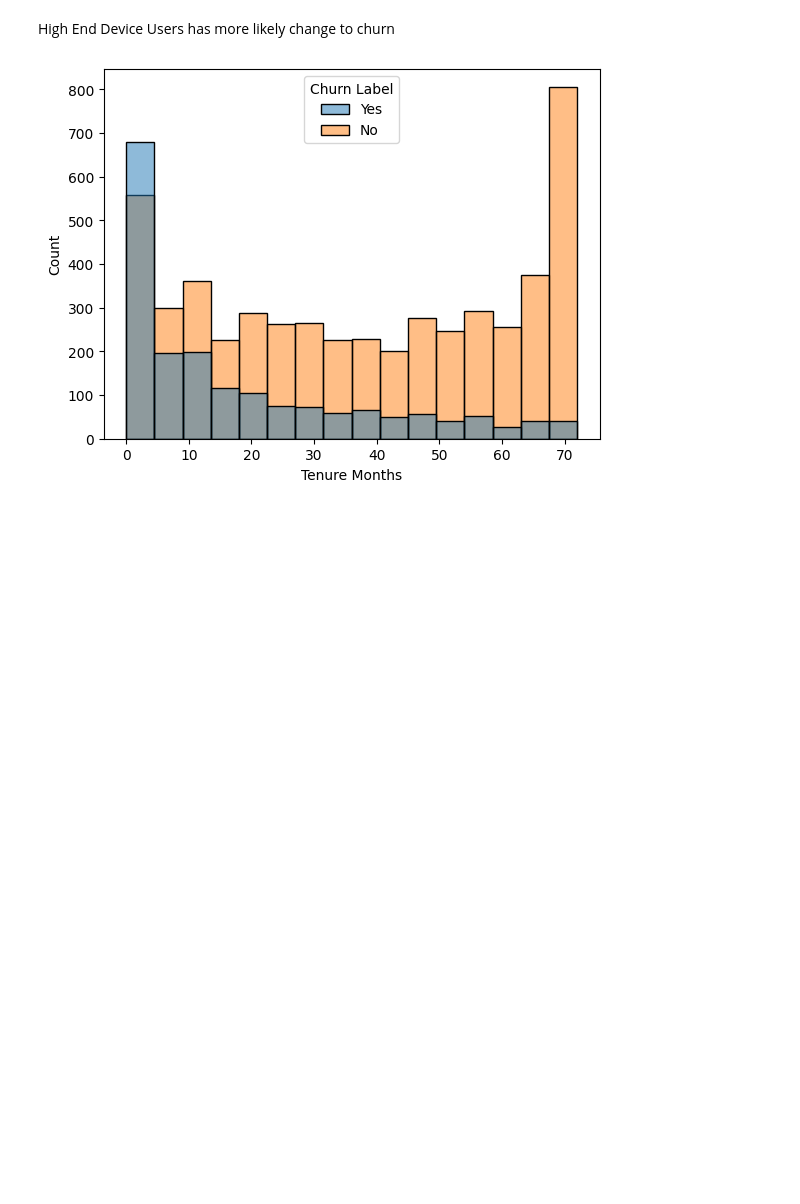
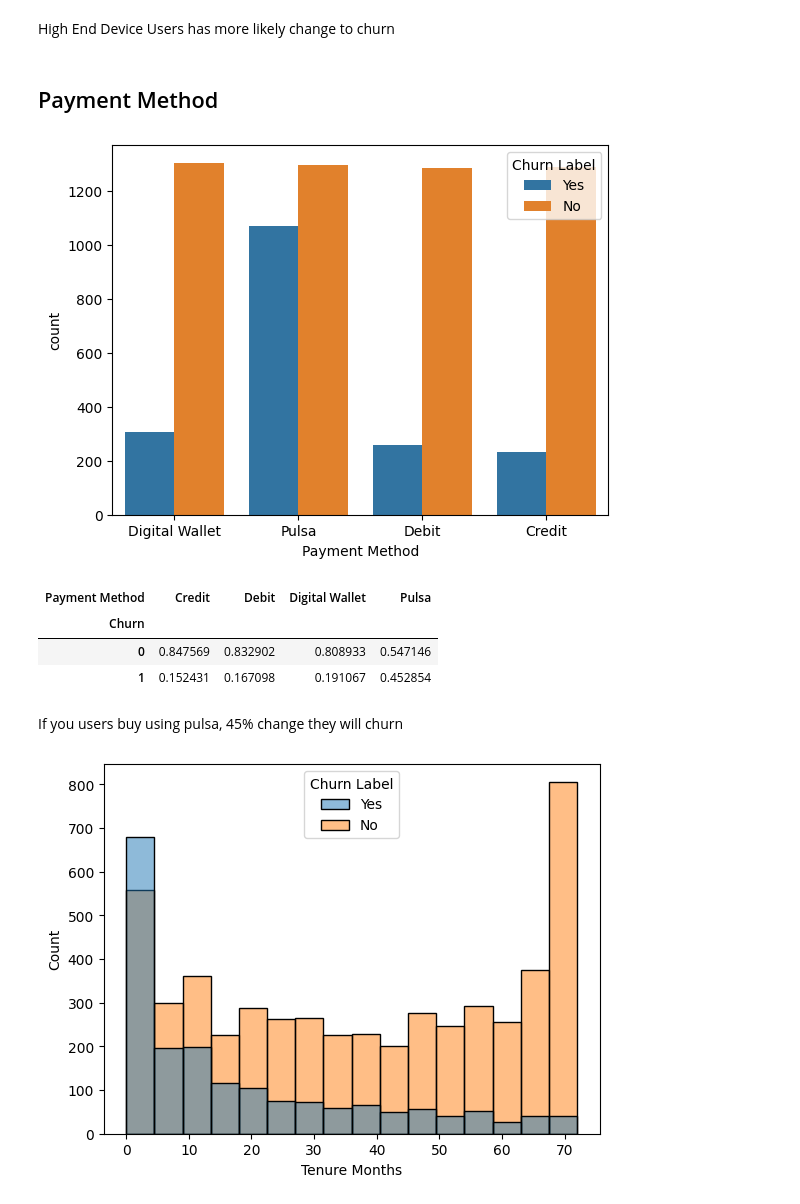
Before and after one commit to marcellinus-witarsah/data-challenge-dsw-2023, a Jupyter notebook: notebooks/03_churn_model.ipynb, the cells around one changed output. Drawn from its saved outputs; the diff is of its cells as text; code cells hidden in the pictures; blank space fills up the shorter version.

Commit message:
perform eda for finding feature that makes customer churn

```diff
--- a/notebooks/03_churn_model.ipynb
+++ b/notebooks/03_churn_model.ipynb
@@ -125,6 +125,25 @@ fig.tight_layout()
 [figure]
 # %% [markdown]
 High End Device Users has more likely change to churn
+# %% [markdown]
+## Payment Method
+# %%
+sns.countplot(data=df, x='Payment Method', hue='Churn Label')
+plt.show()
+# %% [output]
+[figure, added]
+# %%
+churn_payment_method = df.pivot_table(columns="Payment Method", index="Churn", values="Customer ID", aggfunc="count", margins=True)
+churn_payment_method /= churn_payment_method.loc['All', :]
+churn_payment_method = churn_payment_method.loc[churn_payment_method.index != 'All', churn_payment_method.columns != 'All']
+churn_payment_method
+# %% [output]
+| Payment Method | Credit | Debit | Digital Wallet | Pulsa |
+| Churn |  |  |  |  |
+| 0 | 0.847569 | 0.832902 | 0.808933 | 0.547146 |
+| 1 | 0.152431 | 0.167098 | 0.191067 | 0.452854 |
+# %% [markdown]
+If you users buy using pulsa, 45% change they will churn
 # %%
 sns.histplot(data=df, x='Tenure Months', hue='Churn Label')
 plt.show()
```
Also changed, not shown: parts of 5 cells of this notebook.
